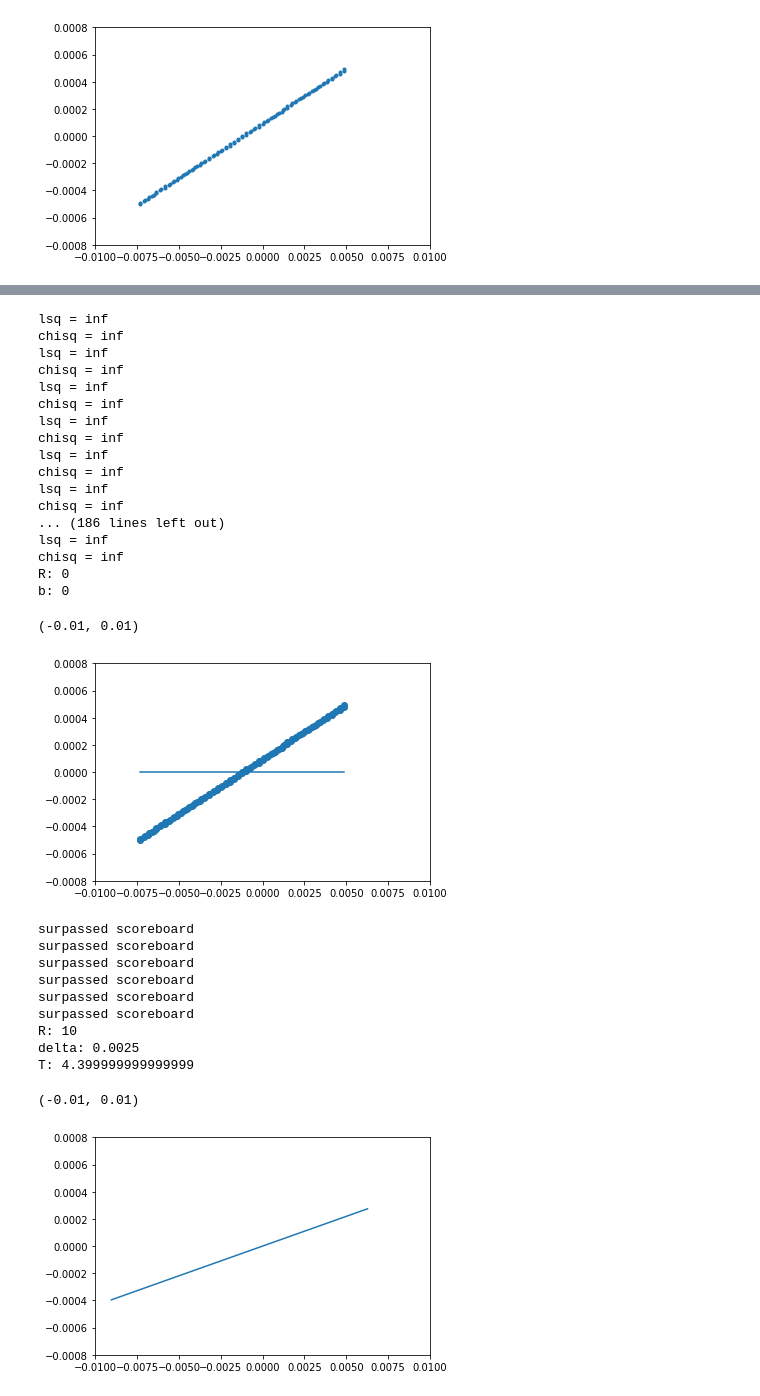
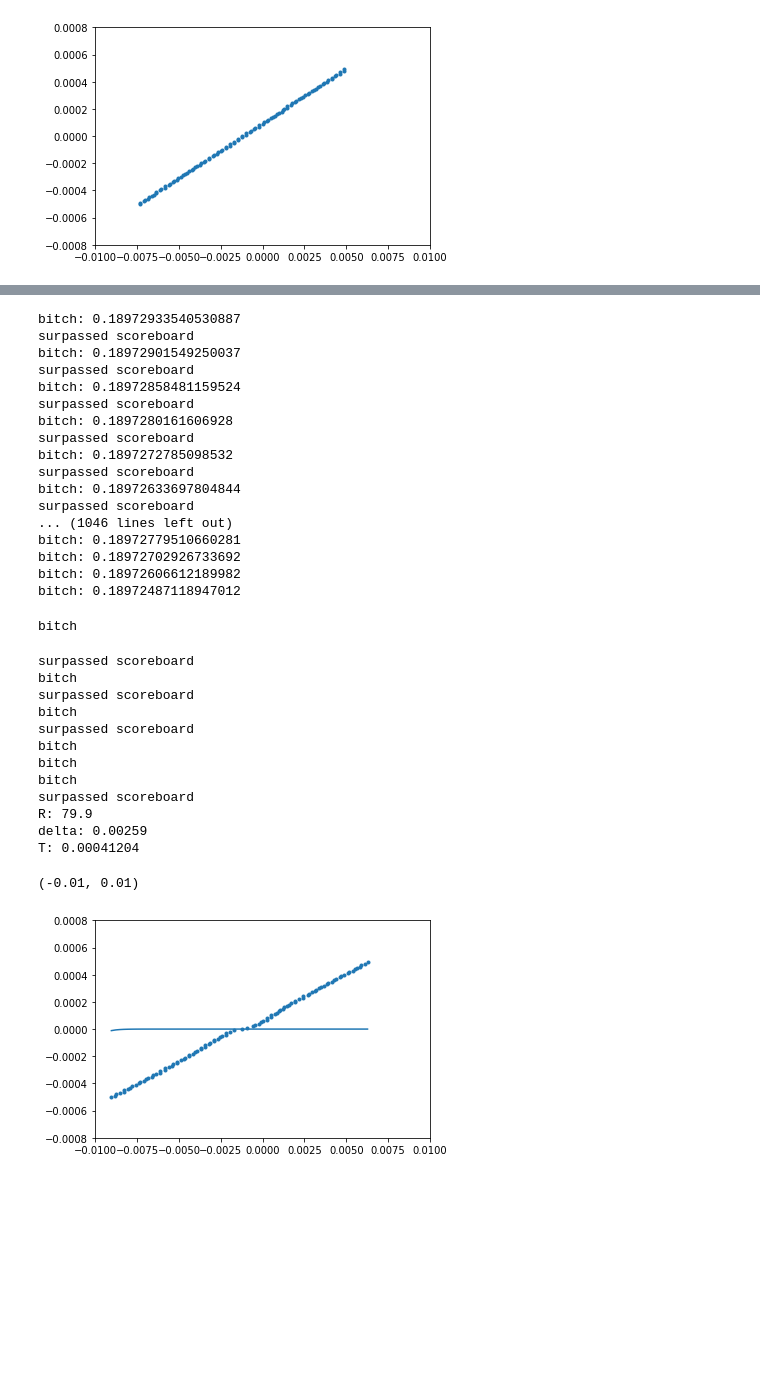
Before and after one commit to indibl99/adv_lab, a Jupyter notebook: sup_junc.ipynb, the cells around one changed output, grey strips where cells are left out. Saved outputs shown, nothing was run; the diff lists cells and outputs as text; code cells hidden in the pictures; blank space fills up the shorter version.

```diff
--- a/sup_junc.ipynb
+++ b/sup_junc.ipynb
@@ -66,8 +118,8 @@ def SINcurr(v, params=[]):
     delta  = params[1]
     t      = params[2]
 
-    e_max  = 900 #cutoff for approximating integral
-    e_step = 10 #step size for approximating integral
+    e_max  = 5 #cutoff for approximating integral
+    e_step = 0.01 #step size for approximating integral
     #r_par  = 99999 #resistance parallel to junction
 
     e = np.arange(-e_max, e_max, e_step)
@@ -252,45 +328,49 @@ SyntaxError: invalid syntax (<ipython-input-32-e6f19fe91f14>, line 31)
-# %%
-optim_R, optim_b = herbertNIN(NIN_Vinc, NIN_Iinc, NIN_Vinc_err, [.12, .05, 0, .0002])
-
-plt.plot(NIN_Vinc, NINcurr(NIN_Vinc, [optim_R, optim_b]))
-plt.scatter(NIN_Vinc, NIN_Iinc)
-plt.ylim(-0.0008, 0.0008)
-plt.xlim(-0.01, 0.01)
-# %% [output]
-lsq = inf
-chisq = inf
-lsq = inf
-chisq = inf
-lsq = inf
-chisq = inf
-lsq = inf
-chisq = inf
-lsq = inf
-chisq = inf
-lsq = inf
-chisq = inf
-... (186 lines left out)
-lsq = inf
-chisq = inf
-R: 0
-b: 0
-(-0.01, 0.01)
-[figure, removed]
 # %%
-optim_R, optim_del, optim_T = herbert(SIN_Vinc, SIN_Iinc, SIN_Vinc_err, [12.46, 0.00259, 4.2])
-
+optim_R, optim_del, optim_T = herbertSIN(SIN_Vinc, SIN_Iinc, SIN_Vinc_err, [79.9, 10, 0.00259, 0.002, .00036204, 0.00005])
+#del sigma should be 0.005
 plt.plot(SIN_Vinc, SINcurr(SIN_Vinc, [optim_R, optim_del, optim_T]))
 plt.ylim(-0.0008, 0.0008)
 plt.xlim(-0.01, 0.01)
 # %% [output]
+bitch: 0.18972933540530887
 surpassed scoreboard
+bitch: 0.18972901549250037
 surpassed scoreboard
+bitch: 0.18972858481159524
 surpassed scoreboard
+bitch: 0.1897280161606928
 surpassed scoreboard
+bitch: 0.1897272785098532
 surpassed scoreboard
+bitch: 0.18972633697804844
 surpassed scoreboard
-R: 10
-delta: 0.0025
-T: 4.399999999999999
+... (1046 lines left out)
+bitch: 0.18972779510660281
+bitch: 0.18972702926733692
+bitch: 0.18972606612189982
+bitch: 0.18972487118947012
-(-0.01, 0.01)
-[figure, removed]
+# %%
+#this is the right order of inputs and outputs, we ARE trying to fit the squiggles
+optim_del, optim_T = herbertSIN_debug(SIN_Iinc, SIN_Vinc, SIN_Vinc_err, [79.9, 0.00259, 0.0005, .00036204, 0.00005])
+#everything should be in meV (including temperature)
+plt.scatter(SIN_Vinc, SIN_Iinc, marker='.')
+
+plt.plot(SIN_Vinc, SINcurr(SIN_Vinc, [79.9, optim_del, optim_T]))
+plt.ylim(-0.0008, 0.0008)
+plt.xlim(-0.01, 0.01)
+# %% [output]
+bitch
+surpassed scoreboard
+bitch
+surpassed scoreboard
+bitch
+surpassed scoreboard
+bitch
+bitch
+bitch
+surpassed scoreboard
+R: 79.9
+delta: 0.00259
+T: 0.00041204
+(-0.01, 0.01)
+[figure, added]
```
Also changed, not shown: parts of 16 cells of this notebook.
